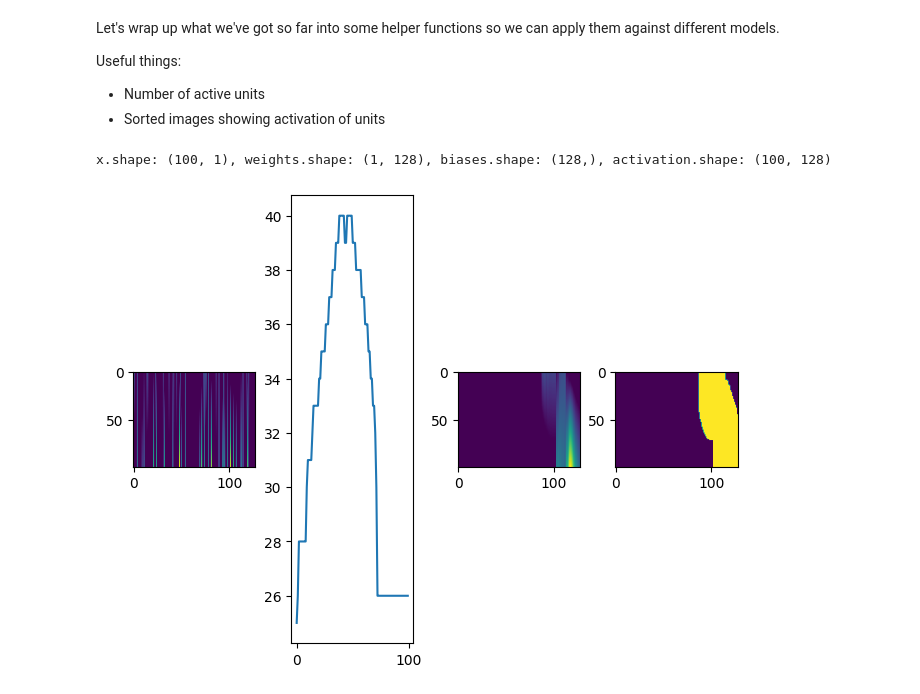
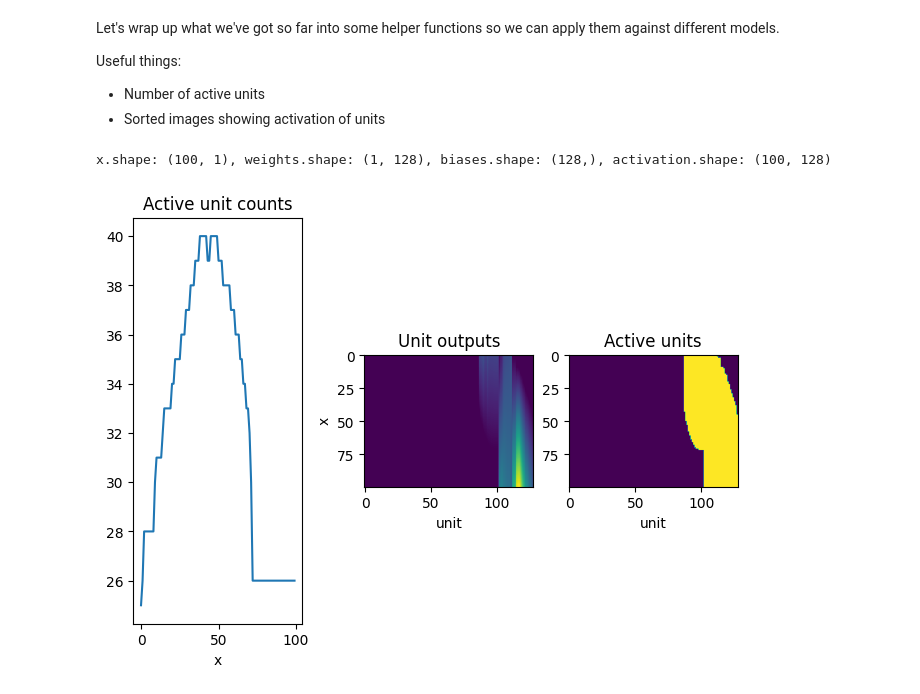
Before and after one commit to malcolmlett/training-instrumentation-toolkit, a Jupyter notebook: Weight_visualisations_v2.ipynb, the cells around one changed output. Cells and saved outputs as stored; diff of their text form; code cells hidden in the pictures.

Commit message:
Plot unit activations with layer selection

```diff
--- a/Weight_visualisations_v2.ipynb
+++ b/Weight_visualisations_v2.ipynb
@@ -813,6 +813,58 @@ Useful things:
 * Number of active units
 * Sorted images showing activation of units
 # %%
+def argsort_by_activation(out):
+  """
+  Returns the sort indices by unit activation, in order for producing more interpretable
+  images.
+  Units are considered active if the output value is > 0.0.
+
+  Sorts according to this order:
+   - never active first
+   - within never active:
+     - then lowest value at start
+     - then highest value at end
+   - within active:
+     - then earlier starts before later starts
+     - then earlier ends before later ends
+
+  Args:
+    out    (ndarray (r,c)) : output from layer
+  Returns:
+    indices (ndarray (c,)) : indices for sorting columns by
+  """
+
+  # target indices to shuffle
+  target = np.array(range(0, out.shape[1]))
+
+  activations = out > 0.0
+  starts=np.argmax(activations, axis=0)
+  starts[np.max(activations, axis=0) == False] = -1
+  ends=(out.shape[0]-1) - np.argmax(np.flip(activations, axis=0), axis=0)
+  start_values=out[0,:]
+  end_values=out[-1,:]
+
+  # using stable sort, do multiple times, in reverse order of importance
+  # (least important step)
+  indices = np.argsort(end_values, kind='stable')
+  start_values = start_values[indices]
+  ends = ends[indices]
+  starts = starts[indices]
+  target = target[indices]
+  # (next step)
+  indices = np.argsort(start_values, kind='stable')
+  ends = ends[indices]
+  starts = starts[indices]
+  target = target[indices]
+  # (next step)
+  indices = np.argsort(ends, kind='stable')
+  starts = starts[indices]
+  target = target[indices]
+  # (most important step)
+  indices = np.argsort(starts, kind='stable')
+  target = target[indices]
+  return target
+
 def sort_by_activation(out, **kwargs):
   """
   Sorts a layer output matrix by unit activation, in order for producing more interpretable
@@ -837,64 +889,43 @@ def sort_by_activation(out, **kwargs):
   Returns:
     sorted (ndarray (r,c))  : 'out' or 'target' with order of columns sorted
   """
 
   target = kwargs.get('target', out)
-
-  activations = out > 0.0
-  starts=np.argmax(activations, axis=0)
-  starts[np.max(activations, axis=0) == False] = -1
-  ends=(out.shape[0]-1) - np.argmax(np.flip(activations, axis=0), axis=0)
-  start_values=out[0,:]
-  end_values=out[-1,:]
-
-  # using stable sort, do multiple times, in reverse order of importance
-  # (least important step)
-  indices = np.argsort(end_values, kind='stable')
-  start_values = start_values[indices]
-  ends = ends[indices]
-  starts = starts[indices]
-  target = target[:,indices]
-  # (next step)
-  indices = np.argsort(start_values, kind='stable')
-  ends = ends[indices]
-  starts = starts[indices]
-  target = target[:,indices]
-  # (next step)
-  indices = np.argsort(ends, kind='stable')
-  starts = starts[indices]
-  target = target[:,indices]
-  # (most important step)
-  indices = np.argsort(starts, kind='stable')
-  target = target[:,indices]
-  return target
+  indices = argsort_by_activation(out)
+  return target[:,indices]
 
 def plot_unit_activation(layer, x):
   """
   layer - the layer to look at
   x - the range of xs to apply (must be same shape as taken by the layer)
   """
 
   weights = layer.variables[0].numpy()
   biases = layer.variables[1].numpy()
   activation = np.maximum(0, np.matmul(x, weights) + biases)
   print(f"x.shape: {x.shape}, weights.shape: {weights.shape}, biases.shape: {biases.shape}, activation.shape: {activation.shape}")
 
   # collect activation stats
   active_counts = np.sum(activation > 0, axis=1)
   activation_sorted = sort_by_activation(activation)
 
   # Generate plots
   plt.figure(layout='constrained')
-  plt.subplot(1,4,1)
-  plt.imshow(activation)
-  plt.subplot(1,4,2)
+  plt.subplot(1,3,1)
   plt.plot(active_counts)
-  plt.subplot(1,4,3)
+  plt.title('Active unit counts')
+  plt.xlabel('x')
+  plt.subplot(1,3,2)
   plt.imshow(activation_sorted)
-  plt.subplot(1,4,4)
+  plt.title('Unit outputs')
+  plt.ylabel('x')
+  plt.xlabel('unit')
+  plt.subplot(1,3,3)
   plt.imshow(activation_sorted > 0)
+  plt.title('Active units')
+  plt.xlabel('unit')
 
 plot_unit_activation(model.get_layer(index=0), x=np.linspace(1.0, 100.0, 100).reshape((-1, 1)))
 # %% [output]
 x.shape: (100, 1), weights.shape: (1, 128), biases.shape: (128,), activation.shape: (100, 128)
-[figure, old version]
+[figure, new version]
```
Also changed, not shown: parts of 7 cells of this notebook.
